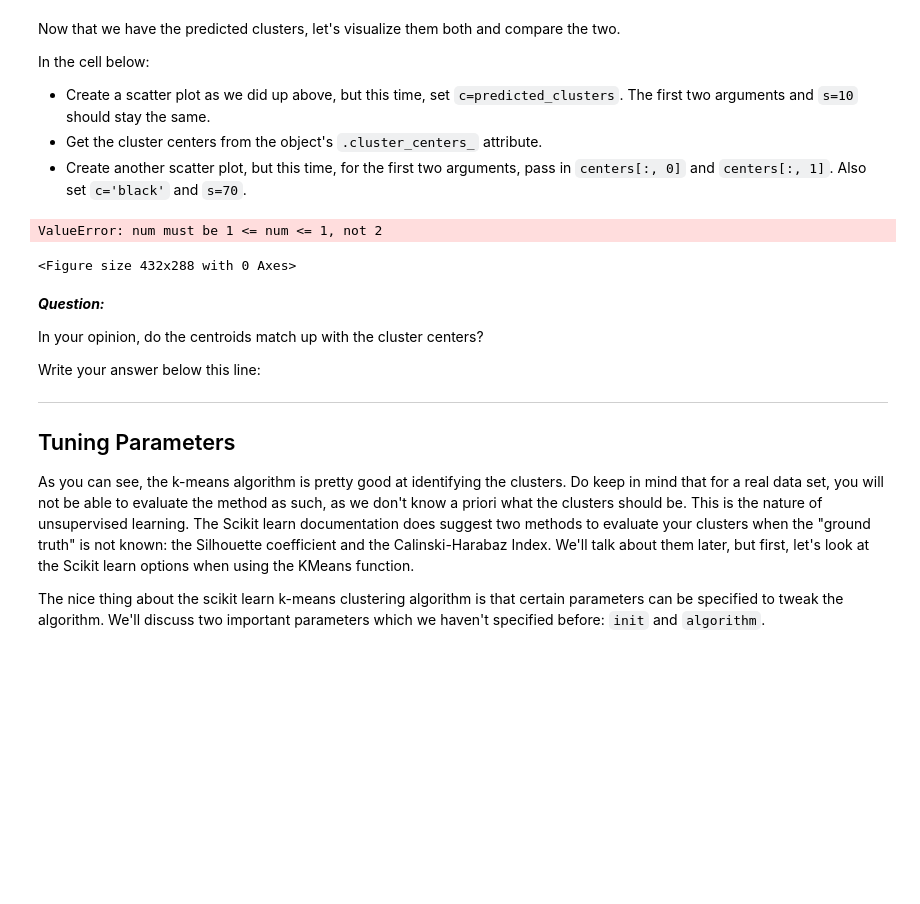
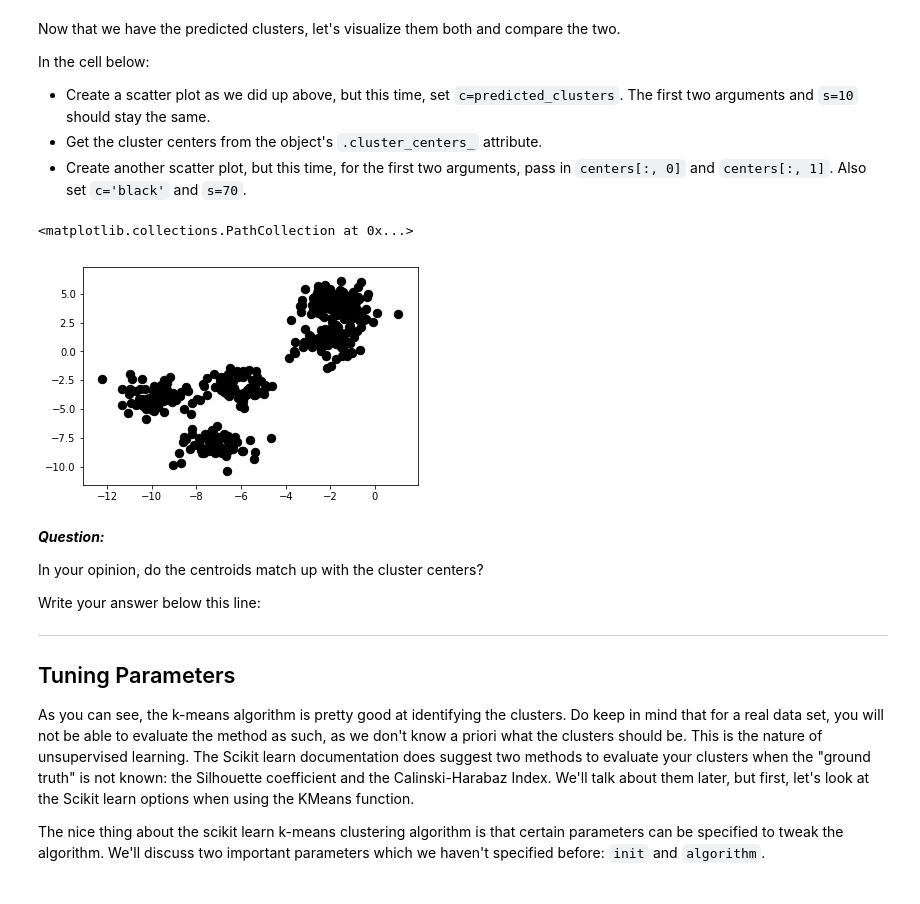
Before and after one commit to joelsandler/dsc-enterprise-hsbc-k-means-clustering-lab-hsbc-ds-081319, a Jupyter notebook: index.ipynb, the cells around one changed output. Drawn from its saved outputs; the diff is of its cells as text; code cells hidden in the pictures; blank space fills up the shorter version.

```diff
--- a/index.ipynb
+++ b/index.ipynb
@@ -91,16 +91,18 @@ In the cell below:
 # %%
 plt.subplots(1,1)
 
 plt.scatter(X[:, 0], X[:, 1], c=predicted_clusters, s=10)
 
 centers = k_means.cluster_centers_
 
-plt.subplots(1,2,2)
+plt.subplots(1,1)
+
+
 
 plt.scatter(X[:, 0], X[:, 1], c='black', s=70)
 # %% [output]
-ValueError: num must be 1 <= num <= 1, not 2
+<matplotlib.collections.PathCollection at 0x...>
-<Figure size 432x288 with 0 Axes>
+[figure, added]
 # %% [markdown]
 **_Question:_**
 
```
